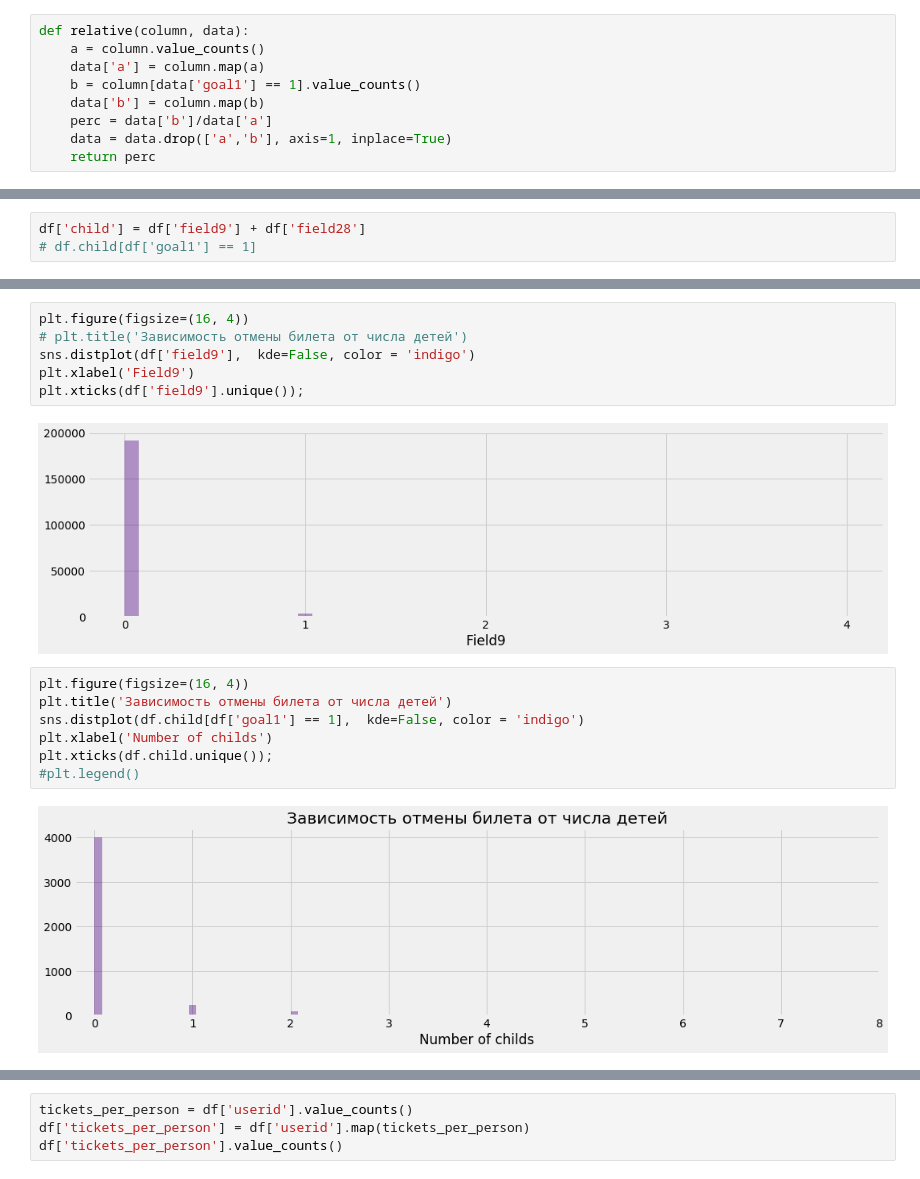
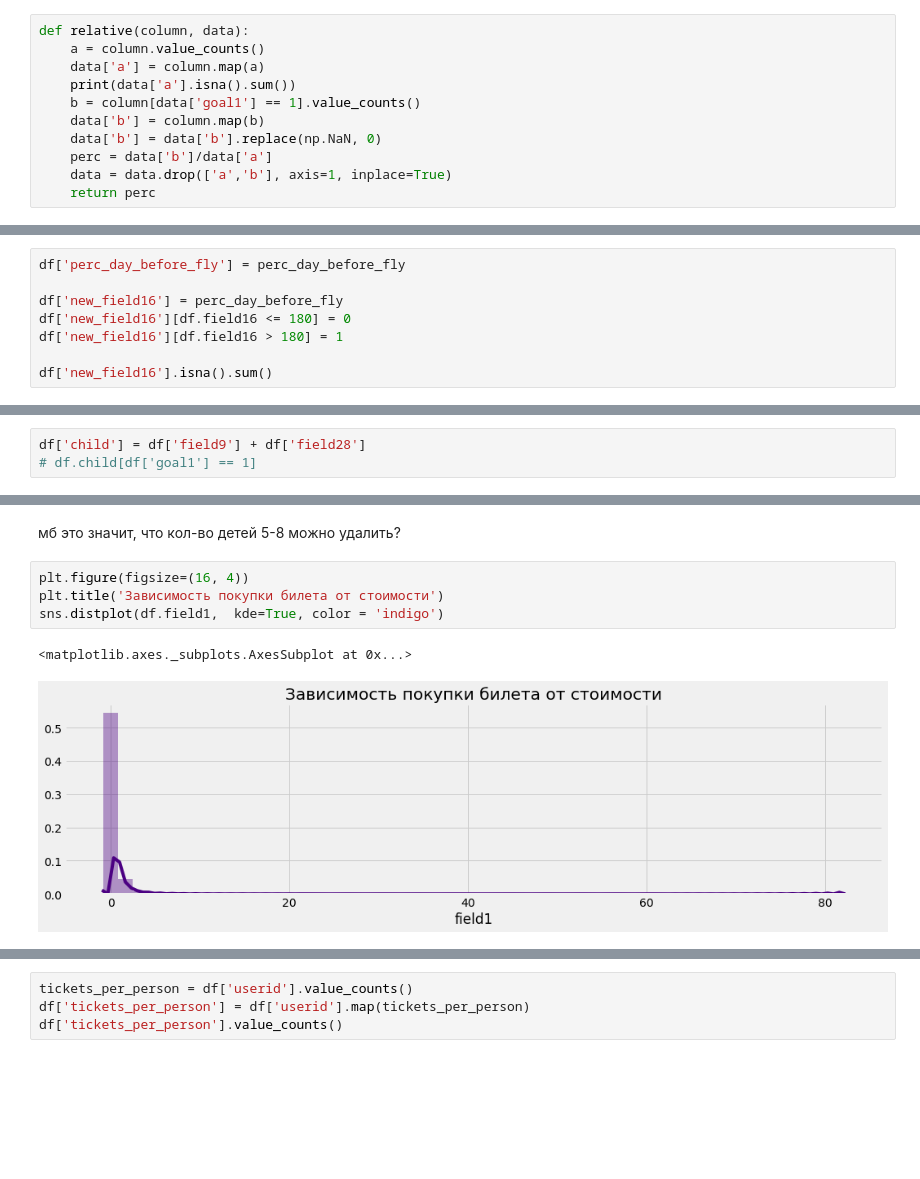
Before and after one commit to annenkova97/Intro2DS, a Jupyter notebook: final_project/project.ipynb, the cells around one changed output, grey strips where cells are left out. Saved outputs shown, nothing was run; the diff lists cells and outputs as text; blank space fills up the shorter version.

```diff
--- a/final_project/project.ipynb
+++ b/final_project/project.ipynb
@@ -110,8 +119,10 @@ plt.legend();
 def relative(column, data):
     a = column.value_counts()
     data['a'] = column.map(a)
+    print(data['a'].isna().sum())
     b = column[data['goal1'] == 1].value_counts()
     data['b'] = column.map(b)
+    data['b'] = data['b'].replace(np.NaN, 0)
     perc = data['b']/data['a']
     data = data.drop(['a','b'], axis=1, inplace=True)
     return perc
@@ -206,0 +286,8 @@ plt.xticks(df.field29.unique());
+# %%
+df['perc_day_before_fly'] = perc_day_before_fly
+
+df['new_field16'] = perc_day_before_fly
+df['new_field16'][df.field16 <= 180] = 0
+df['new_field16'][df.field16 > 180] = 1
+
+df['new_field16'].isna().sum()
@@ -210,17 +322,9 @@ df['child'] = df['field9'] + df['field28']
+# %% [markdown]
+мб это значит, что кол-во детей 5-8 можно удалить?
 # %%
 plt.figure(figsize=(16, 4))
-# plt.title('Зависимость отмены билета от числа детей')
-sns.distplot(df['field9'],  kde=False, color = 'indigo')
-plt.xlabel('Field9')
-plt.xticks(df['field9'].unique());
+plt.title('Зависимость покупки билета от стоимости')
+sns.distplot(df.field1,  kde=True, color = 'indigo')
 # %% [output]
+<matplotlib.axes._subplots.AxesSubplot at 0x...>
-[figure, old version]
+[figure, new version]
-# %%
-plt.figure(figsize=(16, 4))
-plt.title('Зависимость отмены билета от числа детей')
-sns.distplot(df.child[df['goal1'] == 1],  kde=False, color = 'indigo')
-plt.xlabel('Number of childs')
-plt.xticks(df.child.unique());
-#plt.legend()
-# %% [output]
-[figure, removed]
```
Also changed, not shown: parts of 58 cells of this notebook, 6 other files.
